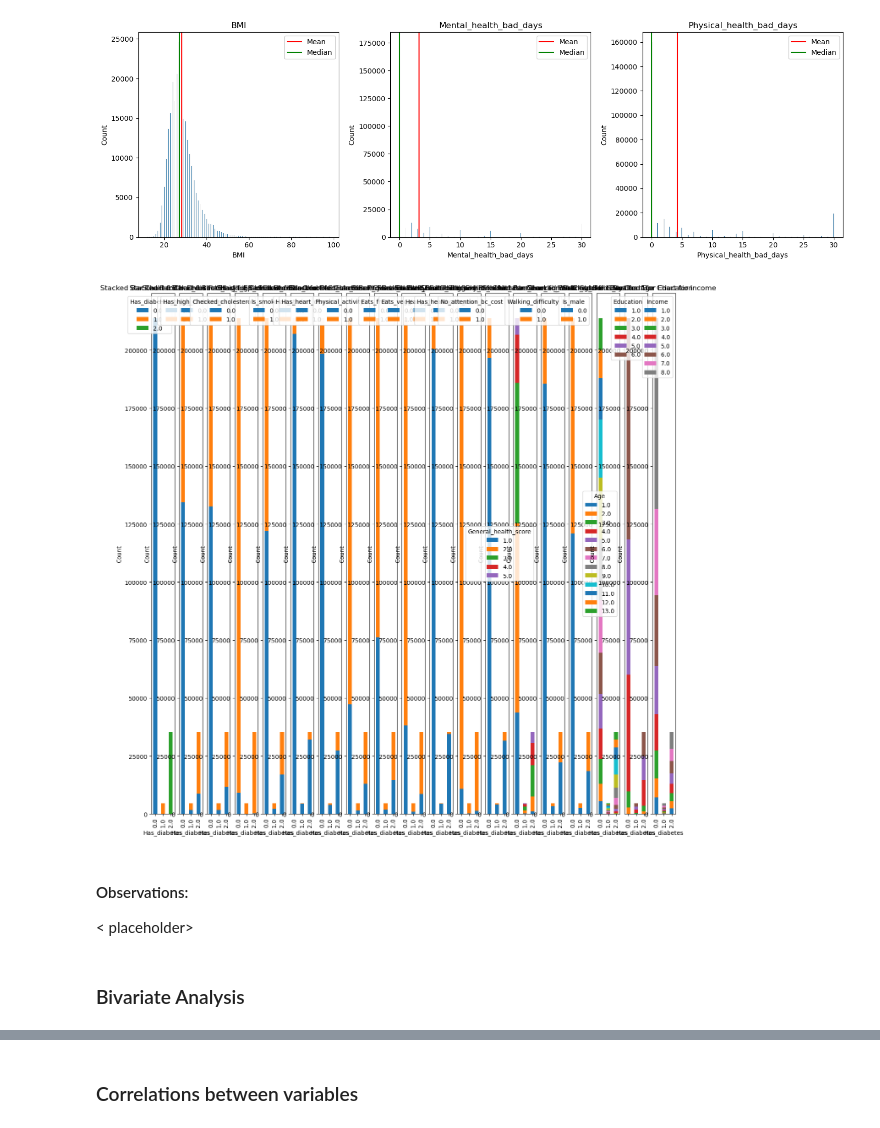
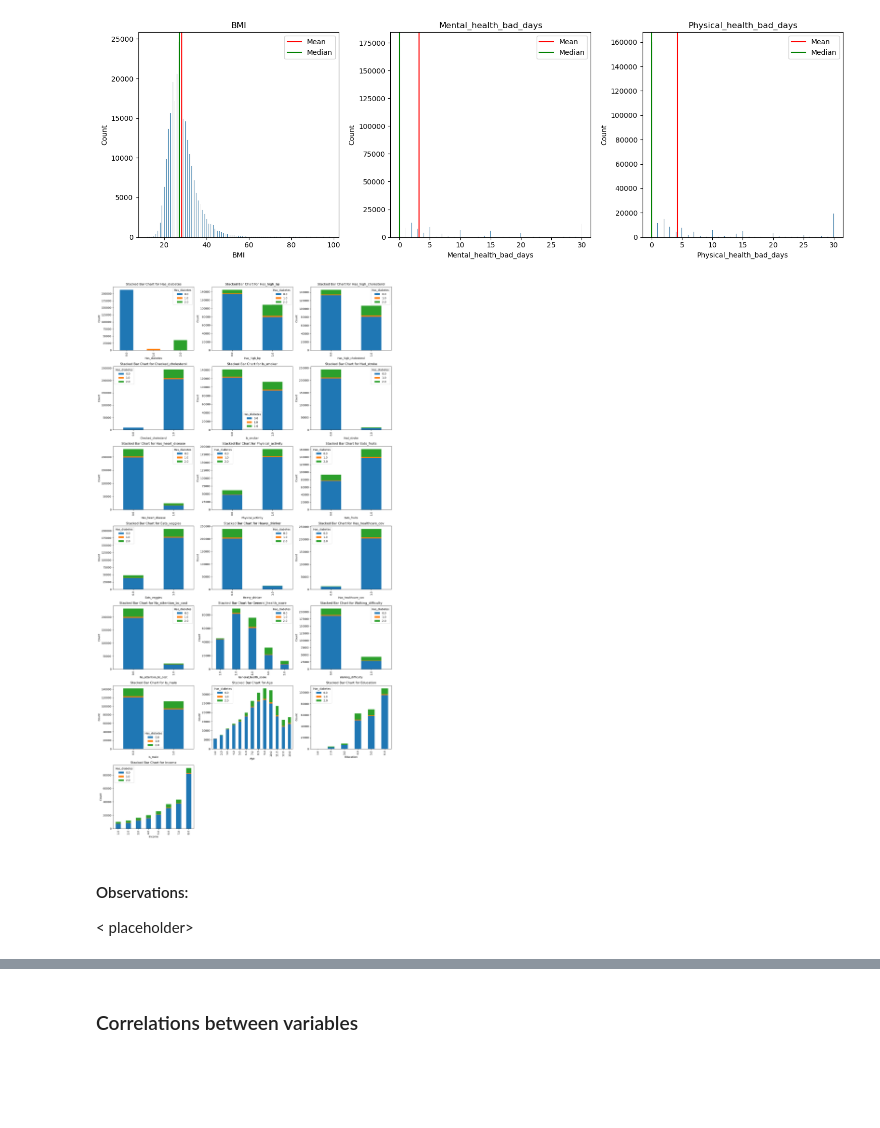
Before and after one commit to diego2017/capstone_disease_predictor, a Jupyter notebook: notebooks/02-eda.ipynb, the cells around one changed output, grey strips where cells are left out. Saved outputs shown, nothing was run; the diff lists cells and outputs as text; code cells hidden in the pictures; blank space fills up the shorter version.

Commit message:
Updated bivariate analysis on EDA notebook

```diff
--- a/notebooks/02-eda.ipynb
+++ b/notebooks/02-eda.ipynb
@@ -261,44 +261,36 @@ plt.show()
 # %% [output]
 [figure]
 # %%
-
-# Define the number of rows and columns for the subplot grid
-num_rows = 1  # Since you have categorical features
-num_cols = len(categorical_features)
-total_plots = num_rows * num_cols
-
-# Create a new figure with subplots
-fig, axes = plt.subplots(num_rows, num_cols, figsize=(16, 16))
+fig, axes = plt.subplots(7, 3, figsize=(16, 30))  # Adjusted figure size
 
 # Flatten the 2D array of subplots into a 1D array
-axes = axes.flatten()
+axes = axes.ravel()
 
 # Loop through categorical features
 for i, column in enumerate(categorical_features):
+
     ax = axes[i]
 
     # Create a stacked bar chart
-    df_cleaned.groupby(['Has_diabetes', column]).size().unstack().plot(kind='bar', stacked=True, ax=ax)
+    df_cleaned.groupby([column, 'Has_diabetes']).size().unstack().plot(kind='bar', stacked=True, ax=ax)
 
     # Set labels and title
-    ax.set_xlabel('Has_diabetes')
     ax.set_ylabel('Count')
+    ax.set_xlabel(f'{column}')
     ax.set_title(f'Stacked Bar Chart for {column}')
 
 # Remove any empty subplots
-for i in range(len(categorical_features), total_plots):
+for i in range(len(categorical_features), 7 * 3):
     fig.delaxes(axes[i])
 
 # Adjust layout
 plt.tight_layout()
 
 # Show the plot
 plt.show()
 # %% [output]
-[figure, old version]
+[figure, new version]
 # %% [markdown]
 #### Observations:
 
 < placeholder>
-# %% [markdown]
-### Bivariate Analysis
```
Also changed, not shown: parts of 5 cells of this notebook.
